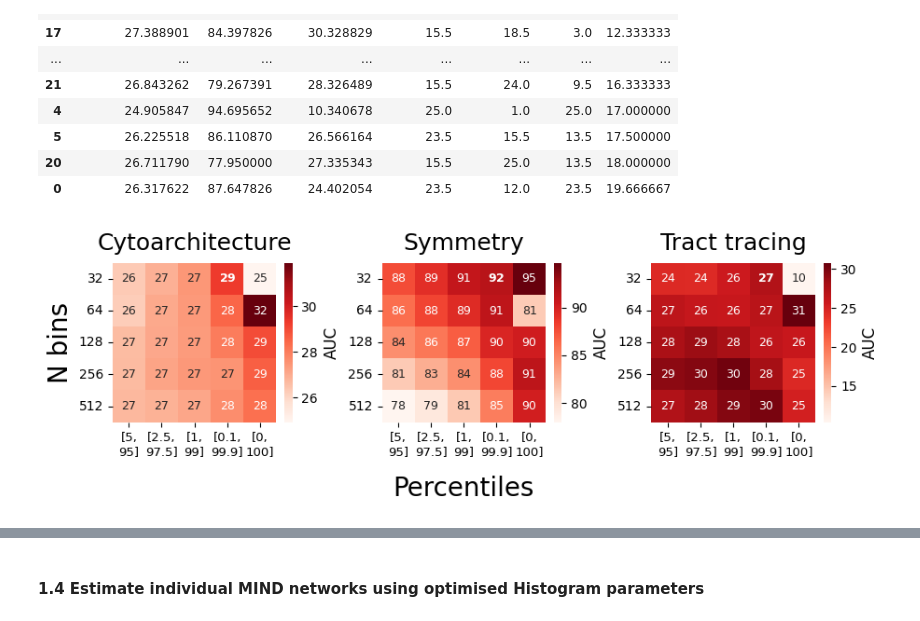
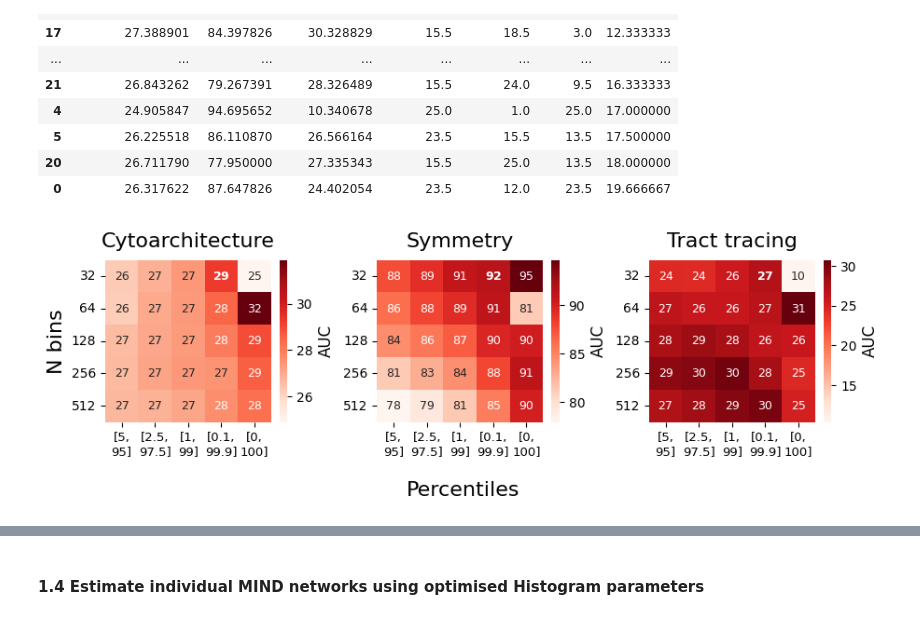
Before and after one commit to edhutch1/marm_MIND, a Jupyter notebook: Sup_Fig2-4.ipynb, the cells around one changed output, grey strips where cells are left out. Drawn from its saved outputs; the diff is of its cells as text; code cells hidden in the pictures.

```diff
--- a/Sup_Fig2-4.ipynb
+++ b/Sup_Fig2-4.ipynb
@@ -584,35 +581,36 @@ for idx, validation in enumerate(to_plot):
     for i in range(to_plot.shape[0]):
         for j in range(to_plot.shape[1]):
             value = f"{to_plot[i, j]:.2g}"
             if i == 0 and j == 3:
                 annot_matrix[i, j] = rf"$\bf{{{value}}}$"  # bold formatting
             else:
                 annot_matrix[i, j] = value
 
     # Plot heatmap
     ax = axs[idx]
     heatmap = sns.heatmap(
         to_plot, cmap='Reds',
         xticklabels=params_dict['pctiles'],
         yticklabels=params_dict['nbins'],
         annot=annot_matrix, fmt='', annot_kws={"size": 9}, ax=ax, rasterized=True
     )
 
     # Colorbar formatting
     cbar = heatmap.collections[0].colorbar
     cbar.ax.set_ylabel("AUC", fontsize=12)
 
     # Titles and axis formatting
-    ax.set_title(validation, fontsize=18, pad=10)
+    ax.set_title(validation, fontsize=16, pad=10)
     ticks = ['[5,\n95]', '[2.5,\n97.5]', '[1,\n99]', '[0.1,\n99.9]', '[0,\n100]']
     ax.set_xticklabels(ticks, fontsize=9.5, rotation=0, ha='center')
     ax.tick_params(axis='y', labelrotation=0)
     if idx == 0:
-        ax.set_ylabel('N bins', fontsize=20)
+        ax.set_ylabel('N bins', fontsize=16)
 
 # Shared x-axis label
-fig.text(0.5, -0.15, 'Percentiles', ha='center', fontsize=20)
+fig.text(0.5, -0.15, 'Percentiles', ha='center', fontsize=16)
+plt.savefig('/Users/EdHutchings_1/proj1/fig_code/Sup/hist_benchmarking', bbox_inches='tight')
 plt.show()
 # %% [output]
-[figure, old version]
+[figure, new version]
 # %%
```
Also changed, not shown: parts of 4 cells of this notebook, 17 other files.
